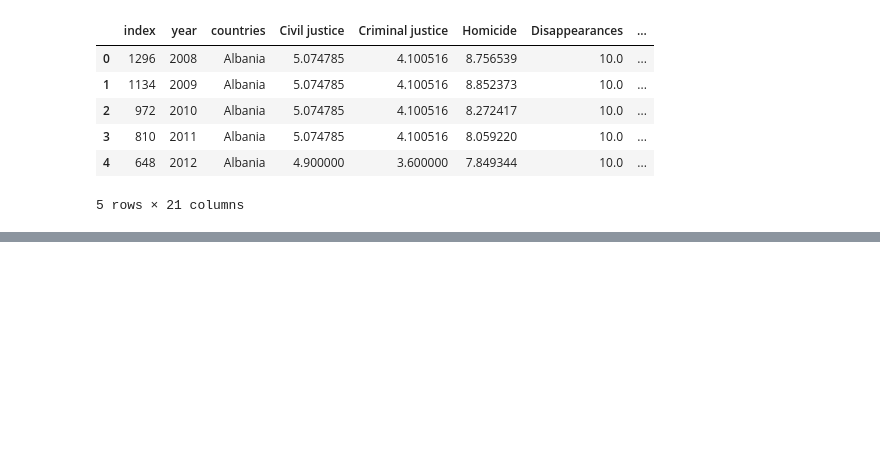
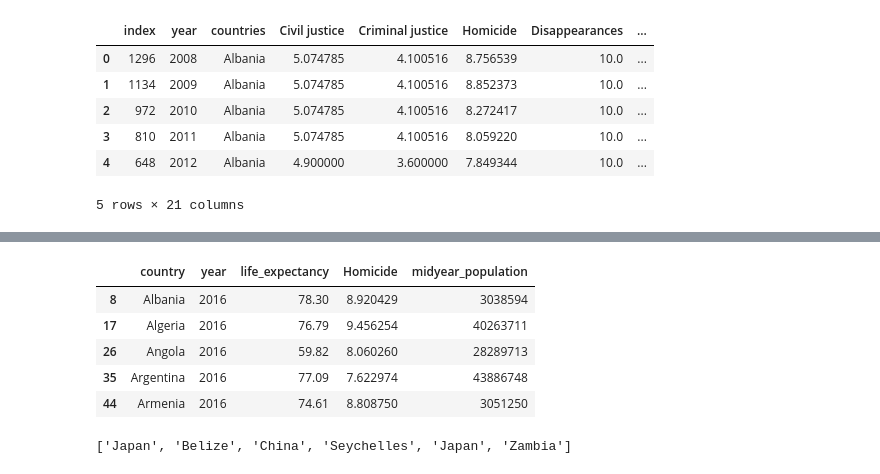
Before and after one commit to Jmaddalena42/ETL_Project, a Jupyter notebook: ETL_Project_Jordan.ipynb, the cells around one changed output, grey strips where cells are left out. Saved outputs shown, nothing was run; the diff lists cells and outputs as text; code cells hidden in the pictures; blank space fills up the shorter version.

```diff
--- a/ETL_Project_Jordan.ipynb
+++ b/ETL_Project_Jordan.ipynb
@@ -122,0 +160,11 @@ engine.table_names()
+# %%
+df16 = joindf[joindf.year == 2016]
+df16 = df16[['country', 'year', 'life_expectancy', 'Homicide', 'midyear_population']].copy()
+df16.head()
+# %% [output]
+|  | country | year | life_expectancy | Homicide | midyear_population |
+| 8 | Albania | 2016 | 78.30 | 8.920429 | 3038594 |
+| 17 | Algeria | 2016 | 76.79 | 9.456254 | 40263711 |
+| 26 | Angola | 2016 | 59.82 | 8.060260 | 28289713 |
+| 35 | Argentina | 2016 | 77.09 | 7.622974 | 43886748 |
+| 44 | Armenia | 2016 | 74.61 | 8.808750 | 3051250 |
@@ -122,0 +182,20 @@ engine.table_names()
+# %%
+#safe = df16['Homicide'].max()
+#safe = df16.loc[df16['Homicide'].idxmax()]
+#safe
+list = []
+safe = df16.loc[df16.Homicide == df16.Homicide.max(), 'country'].values[0]
+unsafe = df16.loc[df16.Homicide == df16.Homicide.min(), 'country'].values[0]
+big = df16.loc[df16.midyear_population == df16.midyear_population.max(), 'country'].values[0]
+small = df16.loc[df16.midyear_population == df16.midyear_population.min(), 'country'].values[0]
+old = df16.loc[df16.life_expectancy == df16.life_expectancy.max(), 'country'].values[0]
+young = df16.loc[df16.life_expectancy == df16.life_expectancy.min(), 'country'].values[0]
+list.append(safe)
+list.append(unsafe)
+list.append(big)
+list.append(small)
+list.append(old)
+list.append(young)
+list
+# %% [output]
+['Japan', 'Belize', 'China', 'Seychelles', 'Japan', 'Zambia']
```
Also changed, not shown: parts of 13 cells of this notebook, 2 other files.
